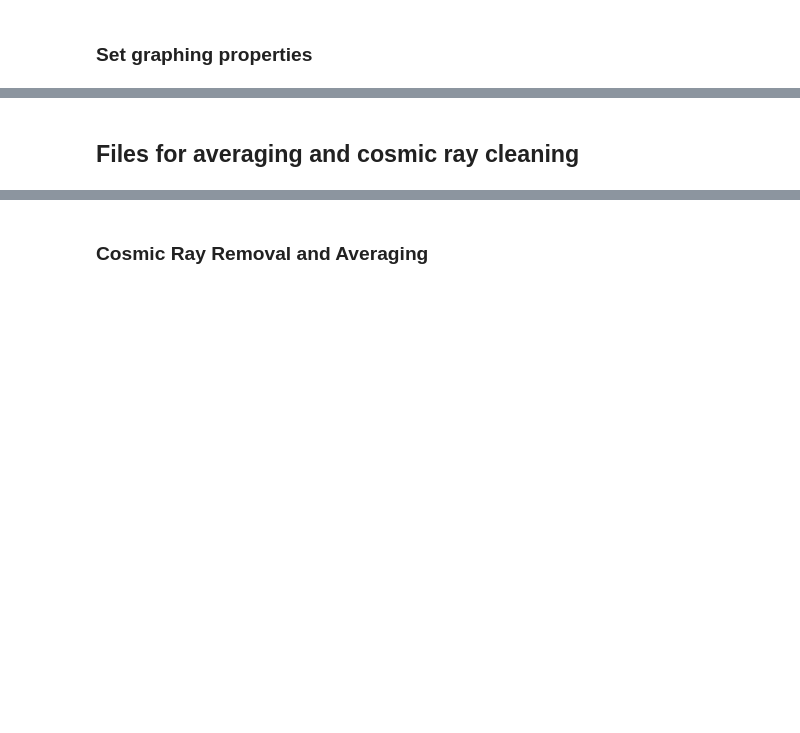
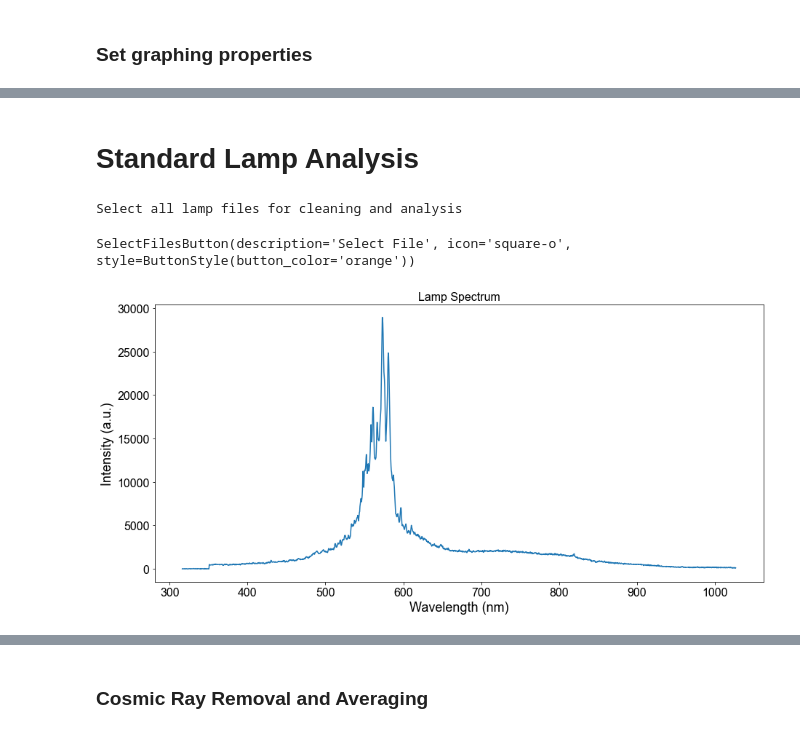
Before and after one commit to professorchaman/Plancks_Analysis, a Jupyter notebook: General Plotting and Data Analysis - CG_05142023.ipynb, the cells around one changed output, grey strips where cells are left out. Saved outputs shown, nothing was run; the diff lists cells and outputs as text; code cells hidden in the pictures; blank space fills up the shorter version.

Commit message:
Added lamp analysis and data averaging

```diff
--- a/General Plotting and Data Analysis - CG_05142023.ipynb
+++ b/General Plotting and Data Analysis - CG_05142023.ipynb
@@ -74,9 +111,9 @@ plt.rc('figure', titlesize=BIGGER_SIZE)  # fontsize of the figure title
+# %% [markdown]
+# Standard Lamp Analysis
 # %%
-do_lamp_cleaning = 'n' # y or n
-
-if do_lamp_cleaning == 'y':
-    print("\nSelect lamp files for cleaning and analysis \n(optional; if none is chosen, default intensity correction factor will be used): ")
-    selectiCorrFiles = SelectFilesButton()
-    display(selectiCorrFiles)
-else:
-    pass
+print("\nSelect all lamp files for cleaning and analysis")
+selectiCorrFiles = SelectFilesButton()
+display(selectiCorrFiles)
+# %% [output]
+Select all lamp files for cleaning and analysis
+SelectFilesButton(description='Select File', icon='square-o', style=ButtonStyle(button_color='orange'))
@@ -106,2 +120,15 @@ else:
-# %% [markdown]
-## Files for averaging and cosmic ray cleaning
+# %%
+# Visualize a random lamp spectrum
+
+# Load the lamp spectrum
+lamp_file = selectiCorrFiles.files[4] # You can change the index to select a different file
+lamp = pd.read_csv(lamp_file,sep='\t', skiprows=14, header=None,engine='python',names=['Wavelength','Intensity'])
+x = lamp['Wavelength']
+y = lamp['Intensity']
+plt.plot(x,y)
+plt.xlabel('Wavelength (nm)')
+plt.ylabel('Intensity (a.u.)')
+plt.title('Lamp Spectrum')
+plt.show()
+# %% [output]
+[figure, added]
```
Also changed, not shown: parts of 13 cells of this notebook, 1 other file.
